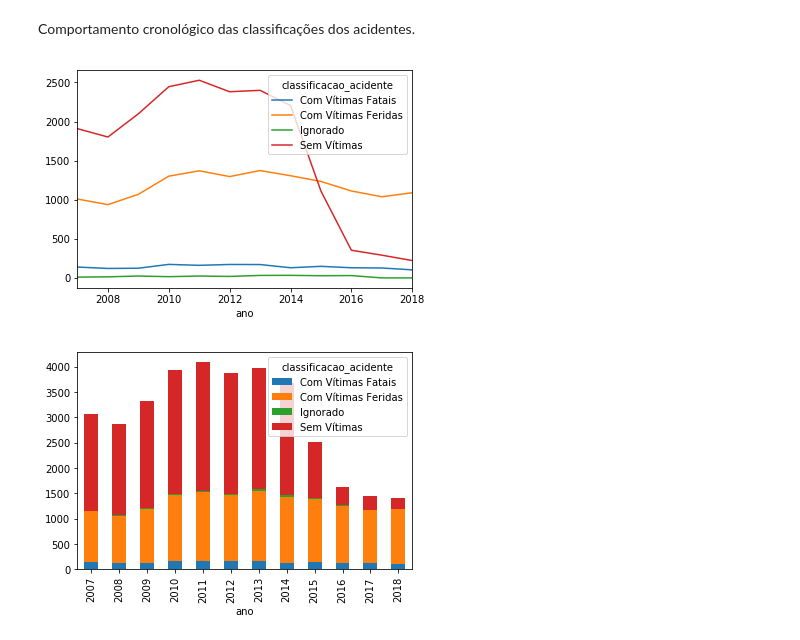
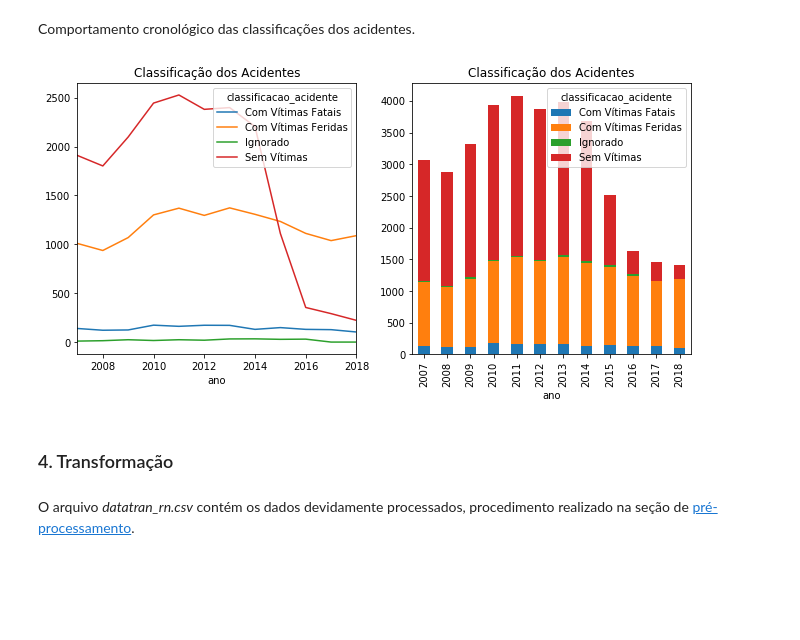
Before and after one commit to daniel-santos-7/tcc-bct, a Jupyter notebook: datatran.ipynb, the cells around one changed output. Cells and saved outputs as stored; diff of their text form; code cells hidden in the pictures; blank space fills up the shorter version.

Commit message:
pequenas correções nos blocos de exploração de dados além de construção de um heatmap

```diff
--- a/datatran.ipynb
+++ b/datatran.ipynb
@@ -477,11 +489,17 @@ plt.legend(bbox_to_anchor = (1.51, 1));
 # %% [markdown]
 Comportamento cronológico das classificações dos acidentes.
 # %%
+# construir figura
+fig, axes = plt.subplots(nrows=1, ncols=2,figsize=(11,5))
+
 # plotagem de gráfico linear
-pd.crosstab(datatran_rn['ano'],datatran_rn['classificacao_acidente']).plot(kind='line');
+pd.crosstab(datatran_rn['ano'],datatran_rn['classificacao_acidente']).plot(kind='line',title='Classificação dos Acidentes',ax=axes[0]);
 
 # plotagem de gráfico de barras
-pd.crosstab(datatran_rn['ano'],datatran_rn['classificacao_acidente']).plot(kind='bar',stacked=True);
+pd.crosstab(datatran_rn['ano'],datatran_rn['classificacao_acidente']).plot(kind='bar',title='Classificação dos Acidentes',stacked=True,ax=axes[1]);
 # %% [output]
-[figure, old version]
+[figure, new version]
-[figure, removed]
+# %% [markdown]
+### 4. Transformação
+# %% [markdown]
+O arquivo *datatran_rn.csv* contém os dados devidamente processados, procedimento realizado na seção de [pré-processamento](#2.-Pr%C3%A9-processamento).
```
Also changed, not shown: parts of 22 cells of this notebook.
